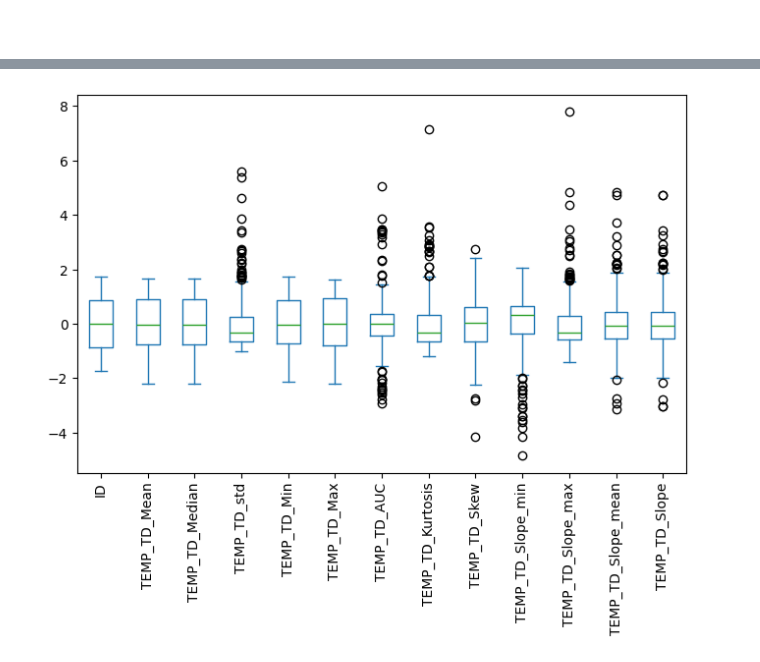
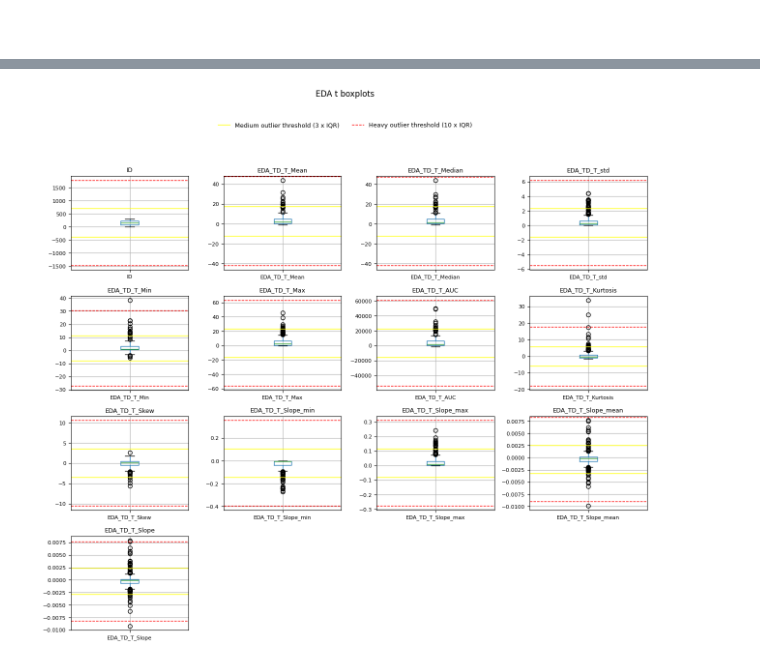
Before and after one commit to InfiniteLobster/CDA-case2, a Jupyter notebook: src/Pre-Processing/main.ipynb, the cells around one changed output, grey strips where cells are left out. Drawn from its saved outputs; the diff is of its cells as text; code cells hidden in the pictures.

```diff
--- a/src/Pre-Processing/main.ipynb
+++ b/src/Pre-Processing/main.ipynb
@@ -182,7 +176,4 @@ plt.show()
 # %%
-sens_temp_df_std = (sens_temp_df - sens_temp_df.mean()) / sens_temp_df.std()
-sens_temp_df_std.plot.box(figsize=(8, 5))
-plt.xticks(rotation=90)
-plt.show()
+BoxplotTable(sens_eda_t_df,4,"EDA t boxplots")
 # %% [output]
-[figure, old version]
+[figure, new version]
```
Also changed, not shown: parts of 14 cells of this notebook, 1 other file.
